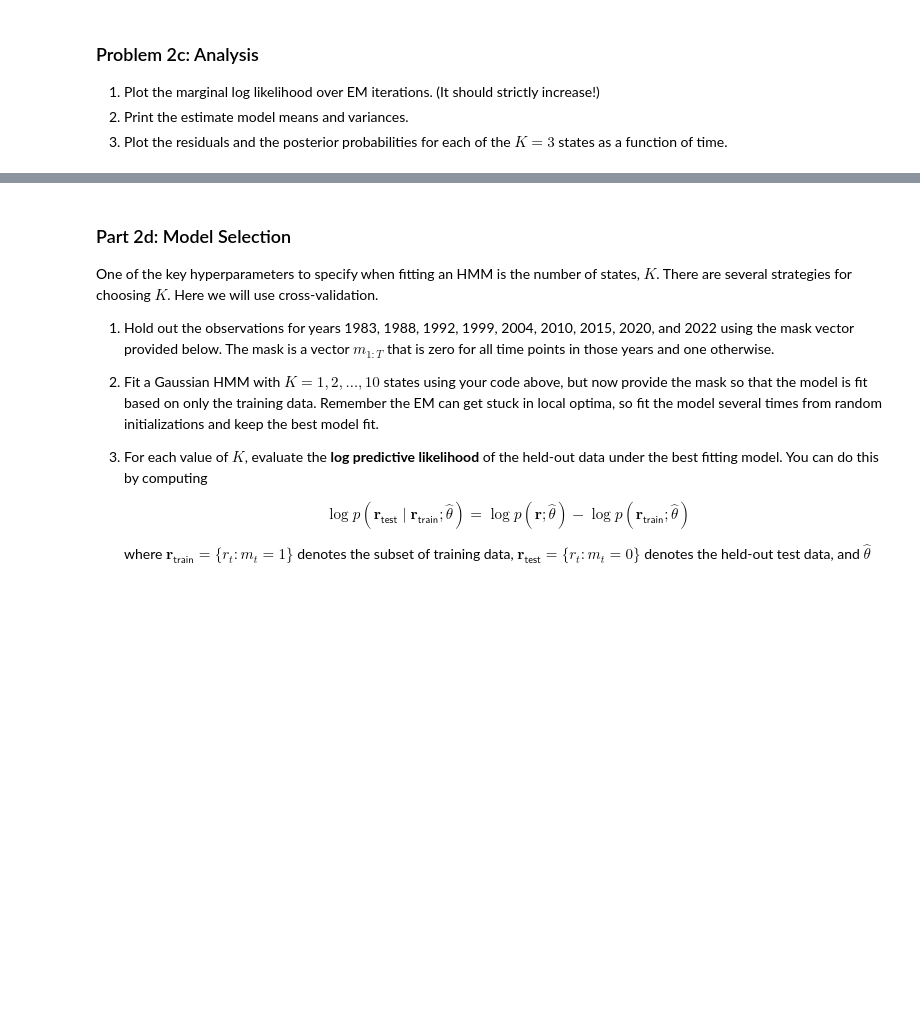
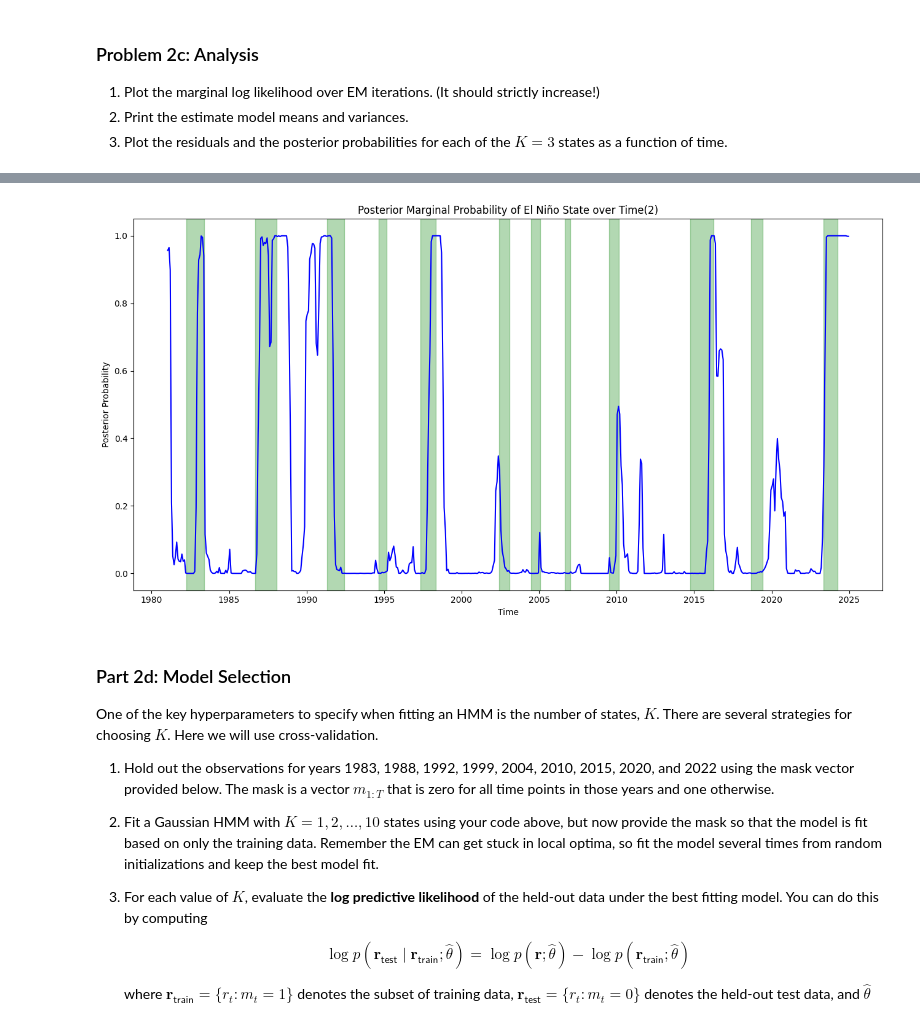
Before and after one commit to Zane-Liao/stats305b, a Jupyter notebook: hw3.ipynb, the cells around one changed output, grey strips where cells are left out. Saved outputs shown, nothing was run; the diff lists cells and outputs as text; code cells hidden in the pictures; blank space fills up the shorter version.

```diff
--- a/hw3.ipynb
+++ b/hw3.ipynb
@@ -681,3 +898,18 @@ Now fit your model!
+# %%
+el_nino = expected_states[:, 2]
+plt.figure(figsize=(13, 7))
+plt.plot(dates, el_nino, label="Posterior P(El Niño state)", color='blue')
+
+for start, end in NOAA_EL_NINO_PERIODS:
+    plt.axvspan(start, end, color='green', alpha=0.3, label="NOAA El Niño period")
+
+plt.xlabel("Time")
+plt.ylabel("Posterior Probability")
+plt.title("Posterior Marginal Probability of El Niño State over Time(2)")
+plt.tight_layout()
+plt.show()
+# %% [output]
+[figure, added]
 # %% [markdown]
 ### Part 2d: Model Selection
 
```
Also changed, not shown: parts of 32 cells of this notebook, 3 other files.
